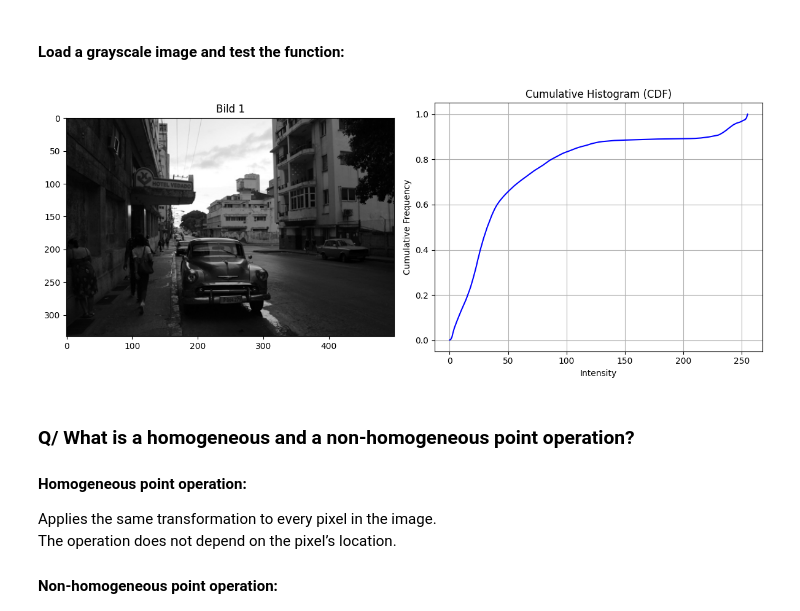
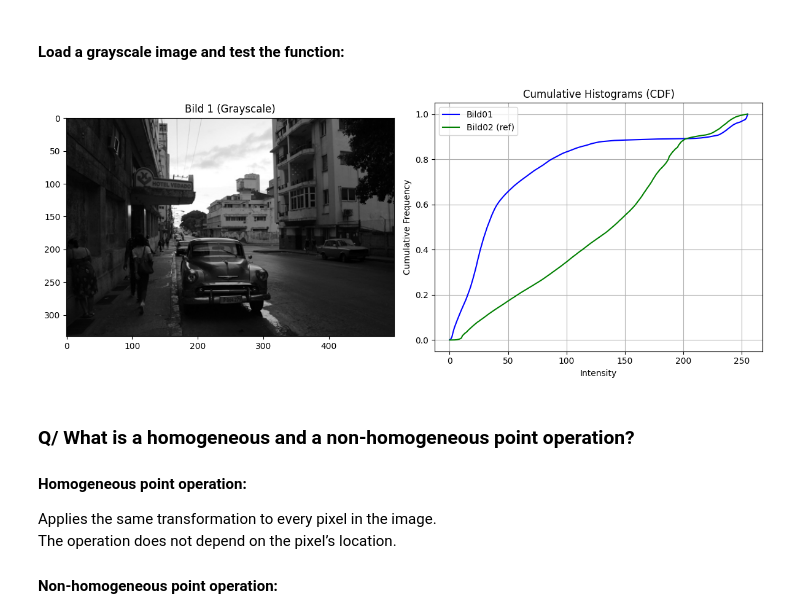
Before and after one commit to AhmedZ41/2DCV-Tasks, a Jupyter notebook: 2.Aufgabe/Aufgabe2.ipynb, the cells around one changed output. Cells and saved outputs as stored; diff of their text form; code cells hidden in the pictures.

Commit message:
added original and ref cdf plots

```diff
--- a/2.Aufgabe/Aufgabe2.ipynb
+++ b/2.Aufgabe/Aufgabe2.ipynb
@@ -66,30 +66,32 @@ def compute_cumHisto(image):
 # %% [markdown]
 #### Load a grayscale image and test the function:
 # %%
-image_gray = imread("bild01.jpg", as_gray=True)
+image_gray_1 = imread("bild01.jpg", as_gray=True)
+image_gray_1 = (image_gray_1 * 255).astype(np.uint8)
+cum_histo_1 = compute_cumHisto(image_gray_1)
 
-# convert float image to 8-bit integer range [0, 255]
-image_gray = (image_gray * 255).astype(np.uint8)
-
-#cumulative histogram
-cum_histo = compute_cumHisto(image_gray)
+image_gray_2 = imread("bild02.jpg", as_gray=True)
+image_gray_2 = (image_gray_2 * 255).astype(np.uint8)
+cum_histo_2 = compute_cumHisto(image_gray_2)
 
 fig, axes = plt.subplots(1, 2, figsize=(12, 5))
 
-axes[0].imshow(image_gray, cmap='gray')
-axes[0].set_title("Bild 1")
+# Show image
+axes[0].imshow(image_gray_1, cmap='gray')
+axes[0].set_title("Bild 1 (Grayscale)")
 
-# cumulative Histogram
-axes[1].plot(cum_histo, color='blue')
-axes[1].set_title("Cumulative Histogram (CDF)")
+axes[1].plot(cum_histo_1, color='blue', label='Bild01')
+axes[1].plot(cum_histo_2, color='green', label='Bild02 (ref)')
+axes[1].set_title("Cumulative Histograms (CDF)")
 axes[1].set_xlabel("Intensity")
 axes[1].set_ylabel("Cumulative Frequency")
+axes[1].legend()
 axes[1].grid(True)
 
 plt.tight_layout()
 plt.show()
 # %% [output]
-[figure, old version]
+[figure, new version]
 # %% [markdown]
 ### Q/ What is a homogeneous and a non-homogeneous point operation? <br>
 #### Homogeneous point operation:
```
